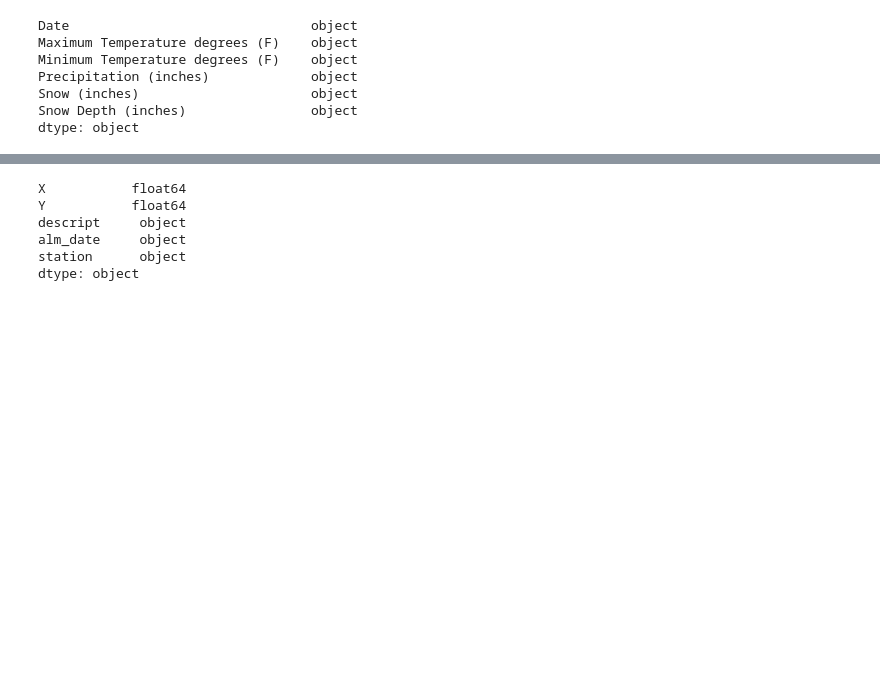
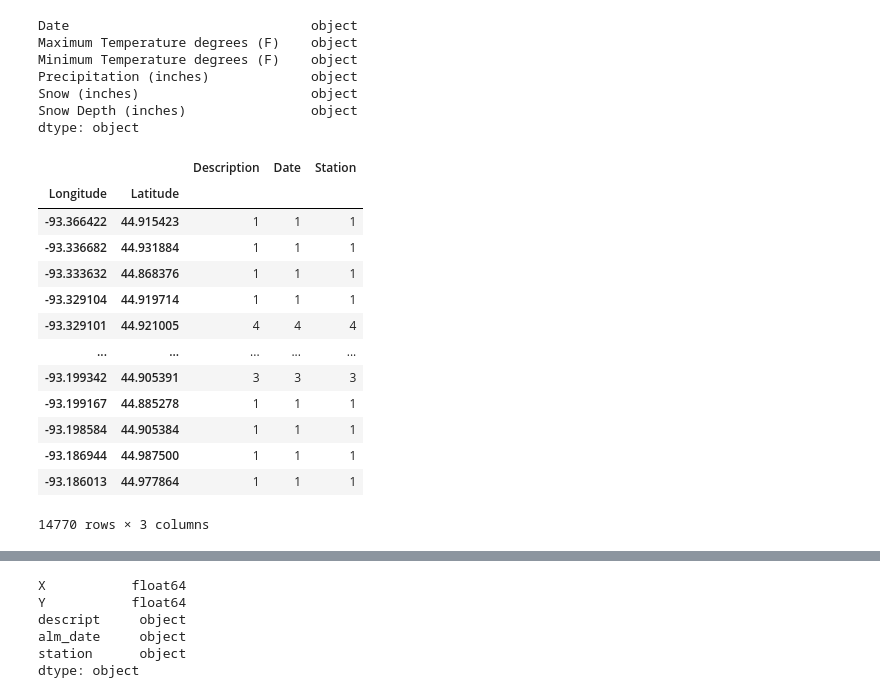
Before and after one commit to Stcarlyon/project_3_data_viz, a Jupyter notebook: Cleaning_fire_csvs.ipynb, the cells around one changed output, grey strips where cells are left out. Saved outputs shown, nothing was run; the diff lists cells and outputs as text; code cells hidden in the pictures; blank space fills up the shorter version.

```diff
--- a/Cleaning_fire_csvs.ipynb
+++ b/Cleaning_fire_csvs.ipynb
@@ -100,0 +119,18 @@ dtype: object
+# %%
+u =fire2012_df.groupby(["Longitude", "Latitude"])
+u.count()
+# %% [output]
+|  |  | Description | Date | Station |
+| Longitude | Latitude |  |  |  |
+| -93.366422 | 44.915423 | 1 | 1 | 1 |
+| -93.336682 | 44.931884 | 1 | 1 | 1 |
+| -93.333632 | 44.868376 | 1 | 1 | 1 |
+| -93.329104 | 44.919714 | 1 | 1 | 1 |
+| -93.329101 | 44.921005 | 4 | 4 | 4 |
+| ... | ... | ... | ... | ... |
+| -93.199342 | 44.905391 | 3 | 3 | 3 |
+| -93.199167 | 44.885278 | 1 | 1 | 1 |
+| -93.198584 | 44.905384 | 1 | 1 | 1 |
+| -93.186944 | 44.987500 | 1 | 1 | 1 |
+| -93.186013 | 44.977864 | 1 | 1 | 1 |
+14770 rows × 3 columns
```
Also changed, not shown: parts of 16 cells of this notebook, 11 other files.
